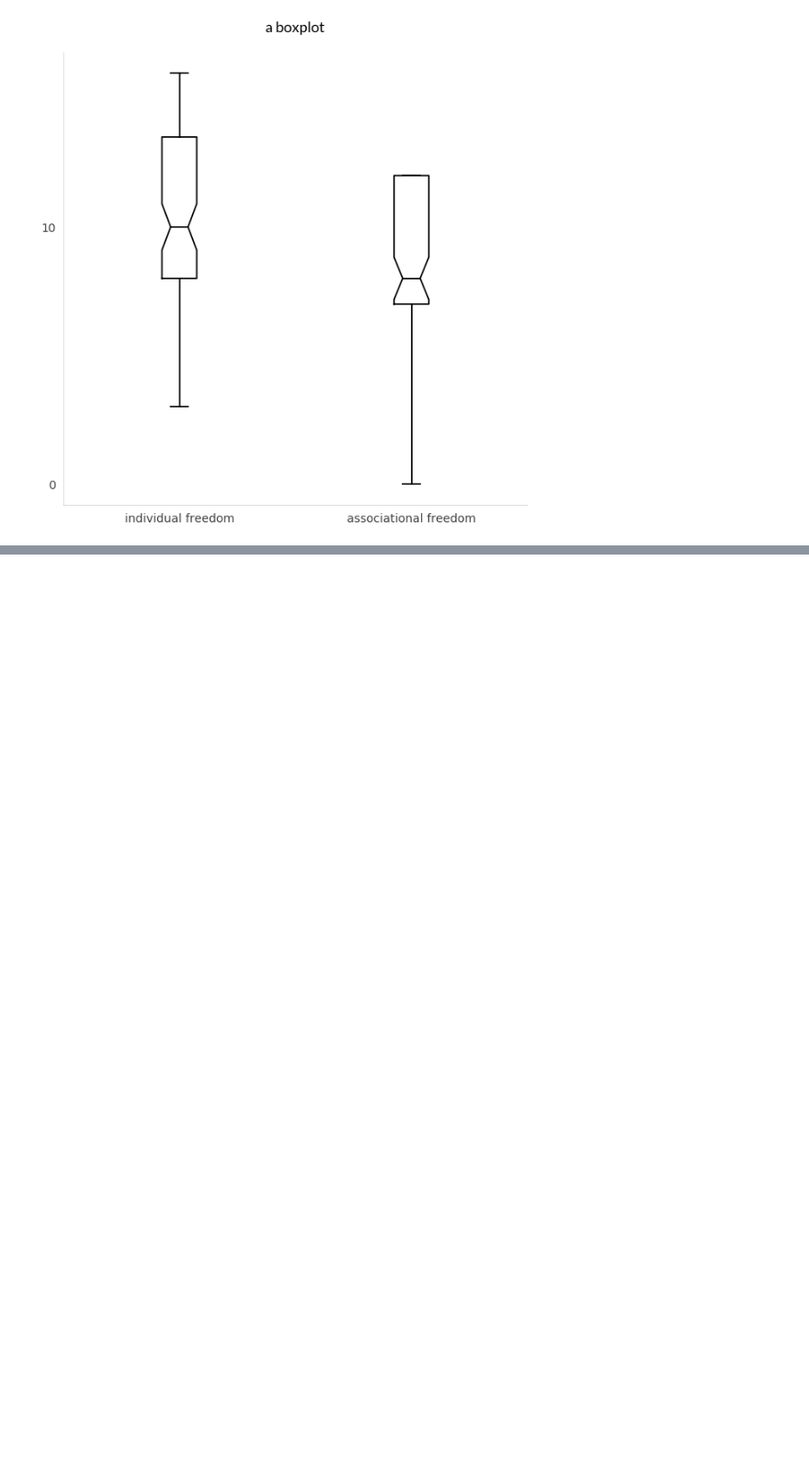
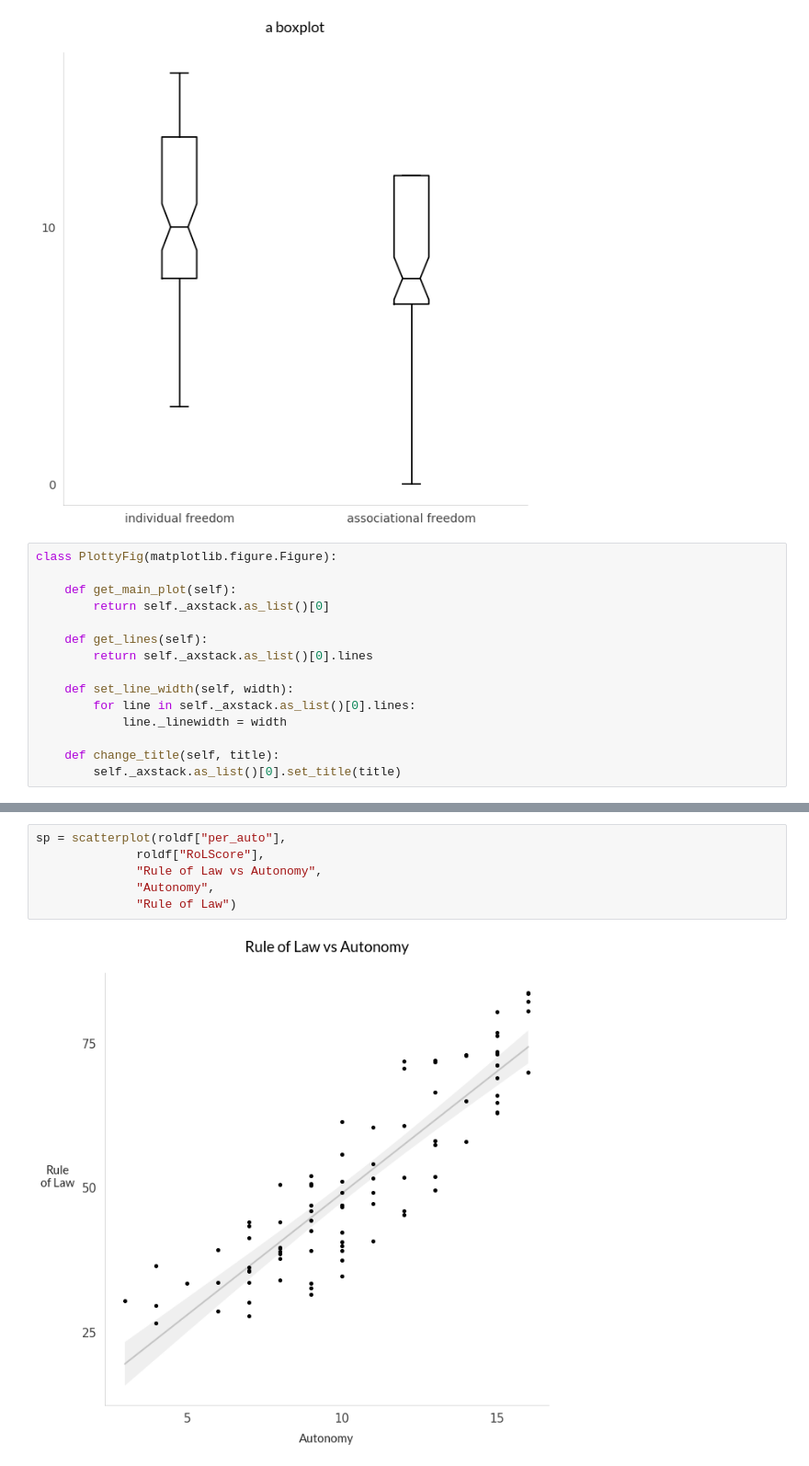
Before and after one commit to paultopia/printable_plots, a Jupyter notebook: tweaking/experiments.ipynb, the cells around one changed output, grey strips where cells are left out. Shown at 92% size. Saved outputs shown, nothing was run; the diff lists cells and outputs as text; blank space fills up the shorter version.

```diff
--- a/tweaking/experiments.ipynb
+++ b/tweaking/experiments.ipynb
@@ -217,3 +217,18 @@ bptest2 = boxplot2([roldf["per_auto"], df["assoc_org"]],
               "a boxplot")
 # %% [output]
 [figure]
+# %%
+class PlottyFig(matplotlib.figure.Figure):
+
+    def get_main_plot(self):
+        return self._axstack.as_list()[0]
+
+    def get_lines(self):
+        return self._axstack.as_list()[0].lines
+
+    def set_line_width(self, width):
+        for line in self._axstack.as_list()[0].lines:
+            line._linewidth = width
+
+    def change_title(self, title):
+        self._axstack.as_list()[0].set_title(title)
@@ -219,0 +311,8 @@ bptest2 = boxplot2([roldf["per_auto"], df["assoc_org"]],
+# %%
+sp = scatterplot(roldf["per_auto"],
+              roldf["RoLScore"],
+              "Rule of Law vs Autonomy",
+              "Autonomy",
+              "Rule of Law")
+# %% [output]
+[figure, added]
```
Also changed, not shown: parts of 13 cells of this notebook, 2 other files.
